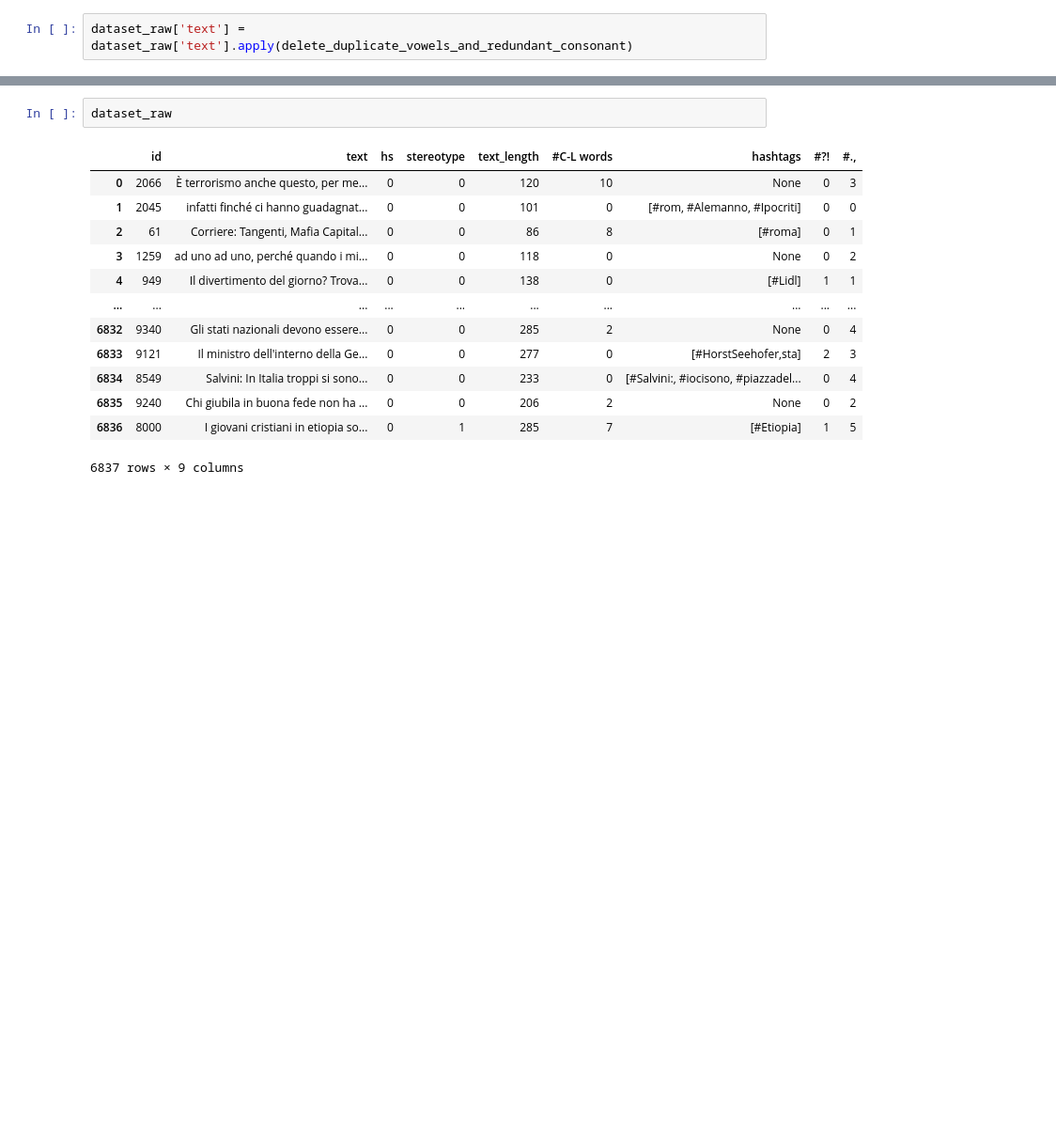
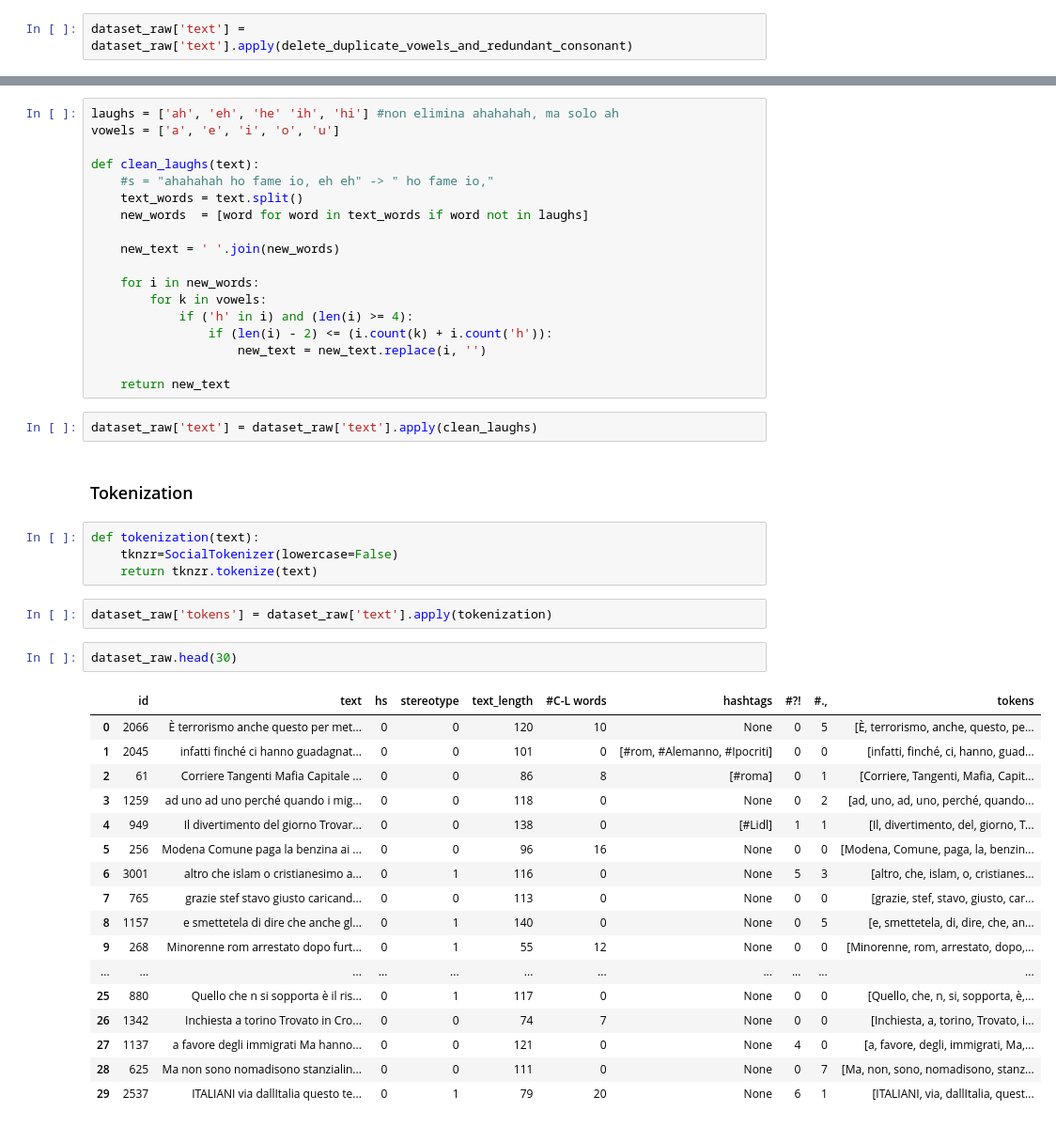
Before and after one commit to GiovanniSorice/Hate_Speech_Detection, a Jupyter notebook: notebooks/preprocessing.ipynb, the cells around one changed output, grey strips where cells are left out. Shown at 94% size. Cells and saved outputs as stored; diff of their text form; blank space fills up the shorter version.

```diff
--- a/notebooks/preprocessing.ipynb
+++ b/notebooks/preprocessing.ipynb
@@ -318,16 +368,48 @@ def clean_punctuation(text):
+# %%
+laughs = ['ah', 'eh', 'he' 'ih', 'hi'] #non elimina ahahahah, ma solo ah
+vowels = ['a', 'e', 'i', 'o', 'u']
+
+def clean_laughs(text):
+    #s = "ahahahah ho fame io, eh eh" -> " ho fame io,"
+    text_words = text.split()
+    new_words  = [word for word in text_words if word not in laughs]
+
+    new_text = ' '.join(new_words)
+
+    for i in new_words:
+        for k in vowels:
+            if ('h' in i) and (len(i) >= 4):
+                if (len(i) - 2) <= (i.count(k) + i.count('h')):
+                    new_text = new_text.replace(i, '')
+
+    return new_text
+# %%
+dataset_raw['text'] = dataset_raw['text'].apply(clean_laughs)
+# %% [markdown]
+### Tokenization
+# %%
+def tokenization(text):
+    tknzr=SocialTokenizer(lowercase=False)
+    return tknzr.tokenize(text)
+# %%
+dataset_raw['tokens'] = dataset_raw['text'].apply(tokenization)
 # %%
-dataset_raw
+dataset_raw.head(30)
 # %% [output]
-|  | id | text | hs | stereotype | text_length | #C-L words | hashtags | #?! | #., |
-| 0 | 2066 | È terrorismo anche questo, per me... | 0 | 0 | 120 | 10 | None | 0 | 3 |
-| 1 | 2045 | infatti finché ci hanno guadagnat... | 0 | 0 | 101 | 0 | [#rom, #Alemanno, #Ipocriti] | 0 | 0 |
-| 2 | 61 | Corriere: Tangenti, Mafia Capital... | 0 | 0 | 86 | 8 | [#roma] | 0 | 1 |
-| 3 | 1259 | ad uno ad uno, perché quando i mi... | 0 | 0 | 118 | 0 | None | 0 | 2 |
-| 4 | 949 | Il divertimento del giorno? Trova... | 0 | 0 | 138 | 0 | [#Lidl] | 1 | 1 |
-| ... | ... | ... | ... | ... | ... | ... | ... | ... | ... |
-| 6832 | 9340 | Gli stati nazionali devono essere... | 0 | 0 | 285 | 2 | None | 0 | 4 |
-| 6833 | 9121 | Il ministro dell'interno della Ge... | 0 | 0 | 277 | 0 | [#HorstSeehofer,sta] | 2 | 3 |
-| 6834 | 8549 | Salvini: In Italia troppi si sono... | 0 | 0 | 233 | 0 | [#Salvini:, #iocisono, #piazzadel... | 0 | 4 |
-| 6835 | 9240 | Chi giubila in buona fede non ha ... | 0 | 0 | 206 | 2 | None | 0 | 2 |
-| 6836 | 8000 | I giovani cristiani in etiopia so... | 0 | 1 | 285 | 7 | [#Etiopia] | 1 | 5 |
+|  | id | text | hs | stereotype | text_length | #C-L words | hashtags | #?! | #., | tokens |
+| 0 | 2066 | È terrorismo anche questo per met... | 0 | 0 | 120 | 10 | None | 0 | 5 | [È, terrorismo, anche, questo, pe... |
+| 1 | 2045 | infatti finché ci hanno guadagnat... | 0 | 0 | 101 | 0 | [#rom, #Alemanno, #Ipocriti] | 0 | 0 | [infatti, finché, ci, hanno, guad... |
+| 2 | 61 | Corriere Tangenti Mafia Capitale ... | 0 | 0 | 86 | 8 | [#roma] | 0 | 1 | [Corriere, Tangenti, Mafia, Capit... |
+| 3 | 1259 | ad uno ad uno perché quando i mig... | 0 | 0 | 118 | 0 | None | 0 | 2 | [ad, uno, ad, uno, perché, quando... |
+| 4 | 949 | Il divertimento del giorno Trovar... | 0 | 0 | 138 | 0 | [#Lidl] | 1 | 1 | [Il, divertimento, del, giorno, T... |
+| 5 | 256 | Modena Comune paga la benzina ai ... | 0 | 0 | 96 | 16 | None | 0 | 0 | [Modena, Comune, paga, la, benzin... |
+| 6 | 3001 | altro che islam o cristianesimo a... | 0 | 1 | 116 | 0 | None | 5 | 3 | [altro, che, islam, o, cristianes... |
+| 7 | 765 | grazie stef stavo giusto caricand... | 0 | 0 | 113 | 0 | None | 0 | 0 | [grazie, stef, stavo, giusto, car... |
+| 8 | 1157 | e smettetela di dire che anche gl... | 0 | 1 | 140 | 0 | None | 0 | 5 | [e, smettetela, di, dire, che, an... |
+| 9 | 268 | Minorenne rom arrestato dopo furt... | 0 | 1 | 55 | 12 | None | 0 | 0 | [Minorenne, rom, arrestato, dopo,... |
+| ... | ... | ... | ... | ... | ... | ... | ... | ... | ... | ... |
+| 25 | 880 | Quello che n si sopporta è il ris... | 0 | 1 | 117 | 0 | None | 0 | 0 | [Quello, che, n, si, sopporta, è,... |
+| 26 | 1342 | Inchiesta a torino Trovato in Cro... | 0 | 0 | 74 | 7 | None | 0 | 0 | [Inchiesta, a, torino, Trovato, i... |
+| 27 | 1137 | a favore degli immigrati Ma hanno... | 0 | 0 | 121 | 0 | None | 4 | 0 | [a, favore, degli, immigrati, Ma,... |
+| 28 | 625 | Ma non sono nomadisono stanzialin... | 0 | 0 | 111 | 0 | None | 0 | 7 | [Ma, non, sono, nomadisono, stanz... |
+| 29 | 2537 | ITALIANI via dallItalia questo te... | 0 | 1 | 79 | 20 | None | 6 | 1 | [ITALIANI, via, dallItalia, quest... |
-6837 rows × 9 columns
```
Also changed, not shown: parts of 20 cells of this notebook.
